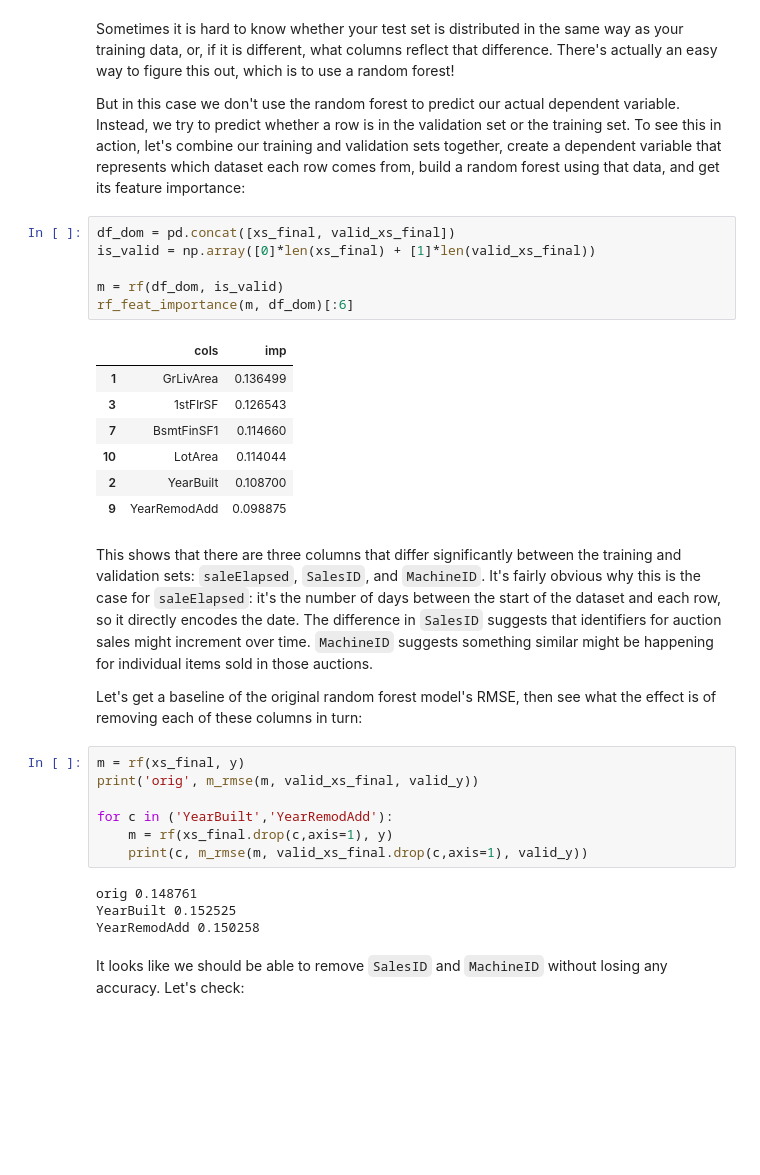
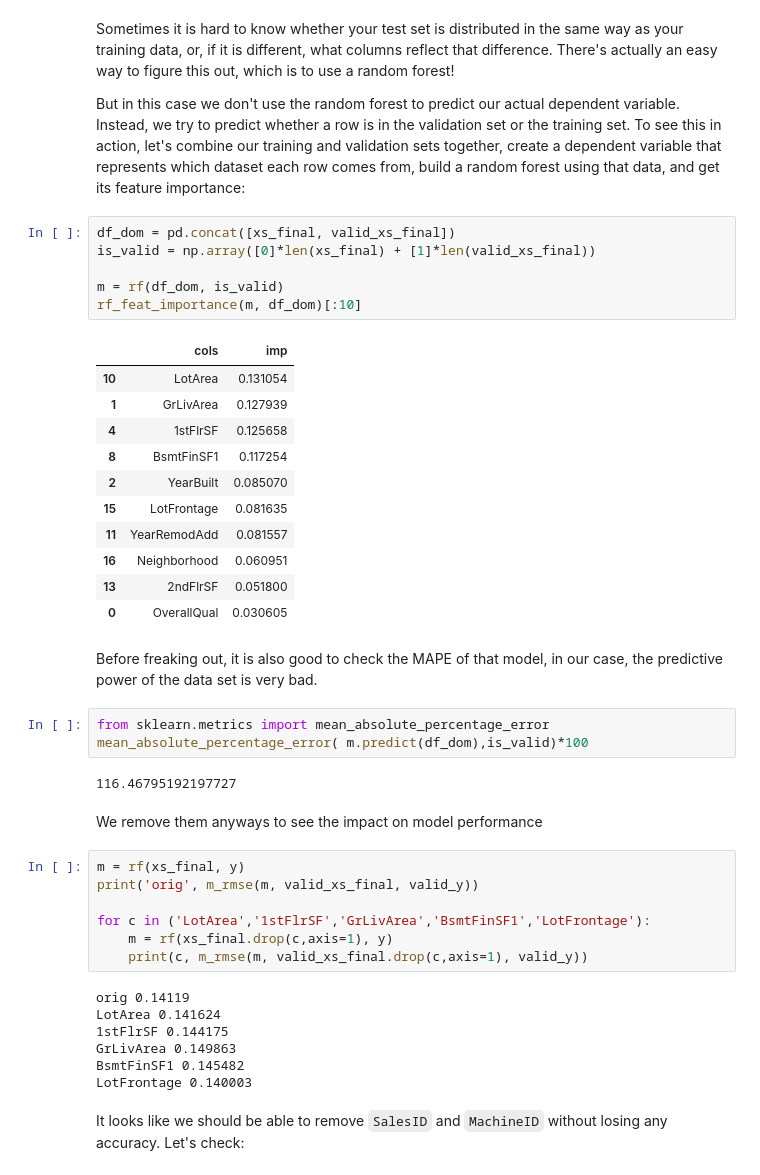
Before and after one commit to afortuny/DeepLearningFastAI, a Jupyter notebook: 10_tabular.ipynb, the cells around one changed output. Cells and saved outputs as stored; diff of their text form; blank space fills up the shorter version.

```diff
--- a/10_tabular.ipynb
+++ b/10_tabular.ipynb
@@ -802,32 +822,44 @@ But in this case we don't use the random forest to predict our actual dependent
 # %%
 df_dom = pd.concat([xs_final, valid_xs_final])
 is_valid = np.array([0]*len(xs_final) + [1]*len(valid_xs_final))
 
 m = rf(df_dom, is_valid)
-rf_feat_importance(m, df_dom)[:6]
+rf_feat_importance(m, df_dom)[:10]
 # %% [output]
 |  | cols | imp |
-| 1 | GrLivArea | 0.136499 |
-| 3 | 1stFlrSF | 0.126543 |
-| 7 | BsmtFinSF1 | 0.114660 |
-| 10 | LotArea | 0.114044 |
-| 2 | YearBuilt | 0.108700 |
-| 9 | YearRemodAdd | 0.098875 |
+| 10 | LotArea | 0.131054 |
+| 1 | GrLivArea | 0.127939 |
+| 4 | 1stFlrSF | 0.125658 |
+| 8 | BsmtFinSF1 | 0.117254 |
+| 2 | YearBuilt | 0.085070 |
+| 15 | LotFrontage | 0.081635 |
+| 11 | YearRemodAdd | 0.081557 |
+| 16 | Neighborhood | 0.060951 |
+| 13 | 2ndFlrSF | 0.051800 |
+| 0 | OverallQual | 0.030605 |
-# %% [markdown]
-This shows that there are three columns that differ significantly between the training and validation sets: `saleElapsed`, `SalesID`, and `MachineID`. It's fairly obvious why this is the case for `saleElapsed`: it's the number of days between the start of the dataset and each row, so it directly encodes the date. The difference in `SalesID` suggests that identifiers for auction sales might increment over time. `MachineID` suggests something similar might be happening for individual items sold in those auctions.
-
-Let's get a baseline of the original random forest model's RMSE, then see what the effect is of removing each of these columns in turn:
+# %% [markdown]
+Before freaking out, it is also good to check the MAPE of that model, in our case, the predictive power of the data set is very bad.
+# %%
+from sklearn.metrics import mean_absolute_percentage_error
+mean_absolute_percentage_error( m.predict(df_dom),is_valid)*100
+# %% [output]
+116.46795192197727
+# %% [markdown]
+We remove them anyways to see the impact on model performance
 # %%
 m = rf(xs_final, y)
 print('orig', m_rmse(m, valid_xs_final, valid_y))
 
-for c in ('YearBuilt','YearRemodAdd'):
+for c in ('LotArea','1stFlrSF','GrLivArea','BsmtFinSF1','LotFrontage'):
     m = rf(xs_final.drop(c,axis=1), y)
     print(c, m_rmse(m, valid_xs_final.drop(c,axis=1), valid_y))
 # %% [output]
-orig 0.148761
-YearBuilt 0.152525
-YearRemodAdd 0.150258
+orig 0.14119
+LotArea 0.141624
+1stFlrSF 0.144175
+GrLivArea 0.149863
+BsmtFinSF1 0.145482
+LotFrontage 0.140003
 # %% [markdown]
 It looks like we should be able to remove `SalesID` and `MachineID` without losing any accuracy. Let's check:
 # %%
```
Also changed, not shown: parts of 34 cells of this notebook.
